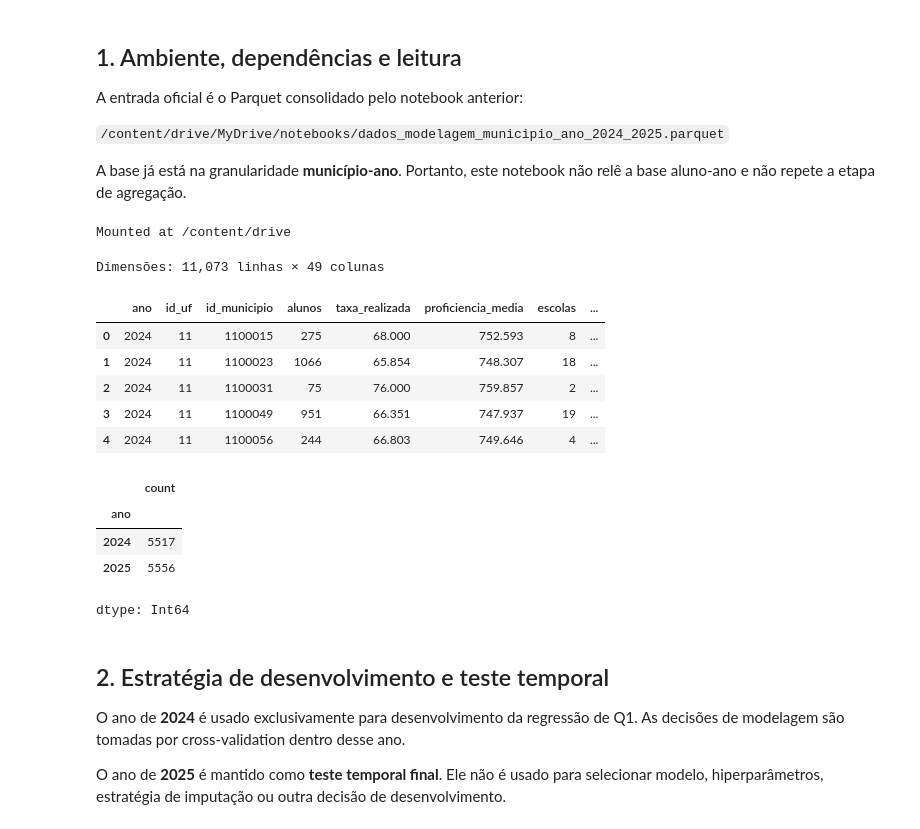
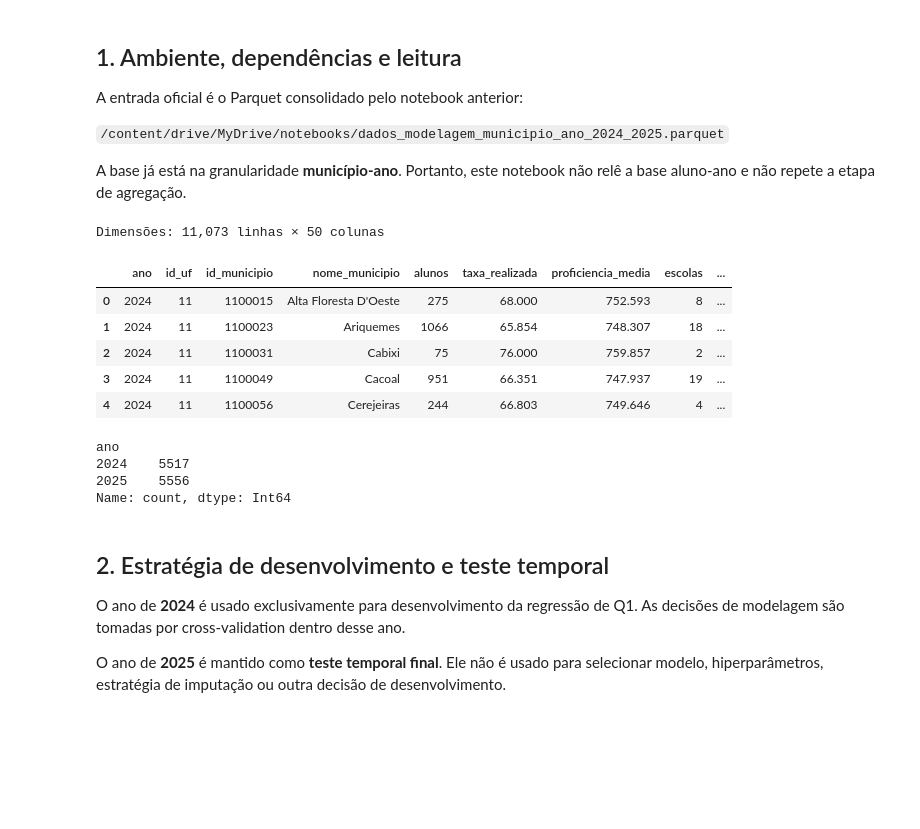
Before and after one commit to matheuscburger/postech-challenge-3, a Jupyter notebook: notebooks/Q1_ML_Regressao_DMN.ipynb, the cells around one changed output. Drawn from its saved outputs; the diff is of its cells as text; code cells hidden in the pictures; blank space fills up the shorter version.

```diff
--- a/notebooks/Q1_ML_Regressao_DMN.ipynb
+++ b/notebooks/Q1_ML_Regressao_DMN.ipynb
@@ -28,6 +30,5 @@ A base já está na granularidade **município-ano**. Portanto, este notebook n
 # %%
-from google.colab import drive
-drive.mount('/content/drive')
+if AMBIENTE_COLAB:
+    from google.colab import drive
+    drive.mount('/content/drive')
-# %% [output]
-Mounted at /content/drive
 # %%
@@ -72,48 +74,52 @@ from sklearn.model_selection import (
     RandomizedSearchCV,
     cross_validate,
     cross_val_predict,
 )
 from sklearn.pipeline import Pipeline
 from sklearn.preprocessing import (
     FunctionTransformer,
     OneHotEncoder,
     StandardScaler,
 )
 
 warnings.filterwarnings('ignore')
 pd.set_option('display.max_columns', 120)
 pd.set_option('display.float_format', lambda x: f'{x:,.3f}')
 
 RANDOM_STATE = 42
 
-ARQUIVO_DADOS_MODELAGEM = Path(
-    '/content/drive/MyDrive/notebooks/dados_modelagem_municipio_ano_2024_2025.parquet'
-)
+if 'ambiente_colab' in globals() and ambiente_colab:
+    ARQUIVO_DADOS_MODELAGEM = Path(
+        '/content/drive/MyDrive/notebooks/dados_modelagem_municipio_ano_2024_2025.parquet'
+    )
+else:
+    ARQUIVO_DADOS_MODELAGEM = Path(
+        'data/processed/modelagem/dados_modelagem_municipio_ano_2024_2025.parquet'
+    )
 
 if not ARQUIVO_DADOS_MODELAGEM.exists():
     raise FileNotFoundError(
         f'Arquivo não encontrado: {ARQUIVO_DADOS_MODELAGEM}\n'
         'Execute primeiro o notebook de preparação da base.'
     )
 
 dados = pd.read_parquet(ARQUIVO_DADOS_MODELAGEM)
 
 print(f'Dimensões: {dados.shape[0]:,} linhas × {dados.shape[1]:,} colunas')
 display(dados.head())
 display(dados['ano'].value_counts().sort_index())
 # %% [output]
-Dimensões: 11,073 linhas × 49 colunas
+Dimensões: 11,073 linhas × 50 colunas
-|  | ano | id_uf | id_municipio | alunos | taxa_realizada | proficiencia_media | escolas | ... |
-| 0 | 2024 | 11 | 1100015 | 275 | 68.000 | 752.593 | 8 | ... |
-| 1 | 2024 | 11 | 1100023 | 1066 | 65.854 | 748.307 | 18 | ... |
-| 2 | 2024 | 11 | 1100031 | 75 | 76.000 | 759.857 | 2 | ... |
-| 3 | 2024 | 11 | 1100049 | 951 | 66.351 | 747.937 | 19 | ... |
-| 4 | 2024 | 11 | 1100056 | 244 | 66.803 | 749.646 | 4 | ... |
+|  | ano | id_uf | id_municipio | nome_municipio | alunos | taxa_realizada | proficiencia_media | escolas | ... |
+| 0 | 2024 | 11 | 1100015 | Alta Floresta D'Oeste | 275 | 68.000 | 752.593 | 8 | ... |
+| 1 | 2024 | 11 | 1100023 | Ariquemes | 1066 | 65.854 | 748.307 | 18 | ... |
+| 2 | 2024 | 11 | 1100031 | Cabixi | 75 | 76.000 | 759.857 | 2 | ... |
+| 3 | 2024 | 11 | 1100049 | Cacoal | 951 | 66.351 | 747.937 | 19 | ... |
+| 4 | 2024 | 11 | 1100056 | Cerejeiras | 244 | 66.803 | 749.646 | 4 | ... |
-|  | count |
-| ano |  |
-| 2024 | 5517 |
-| 2025 | 5556 |
-dtype: Int64
+ano
+2024    5517
+2025    5556
+Name: count, dtype: Int64
 # %% [markdown]
 ## 2. Estratégia de desenvolvimento e teste temporal
 
```
Also changed, not shown: parts of 17 cells of this notebook, 5 other files.
